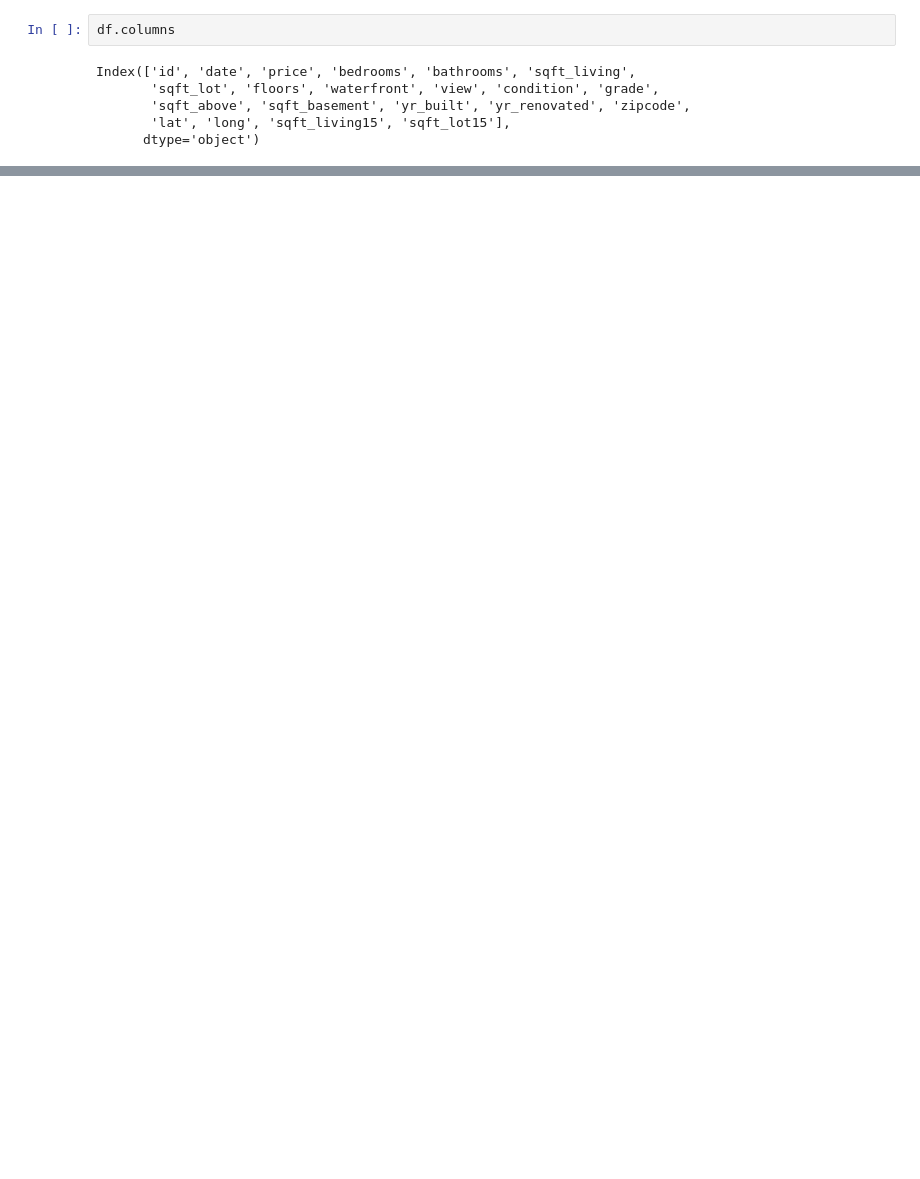
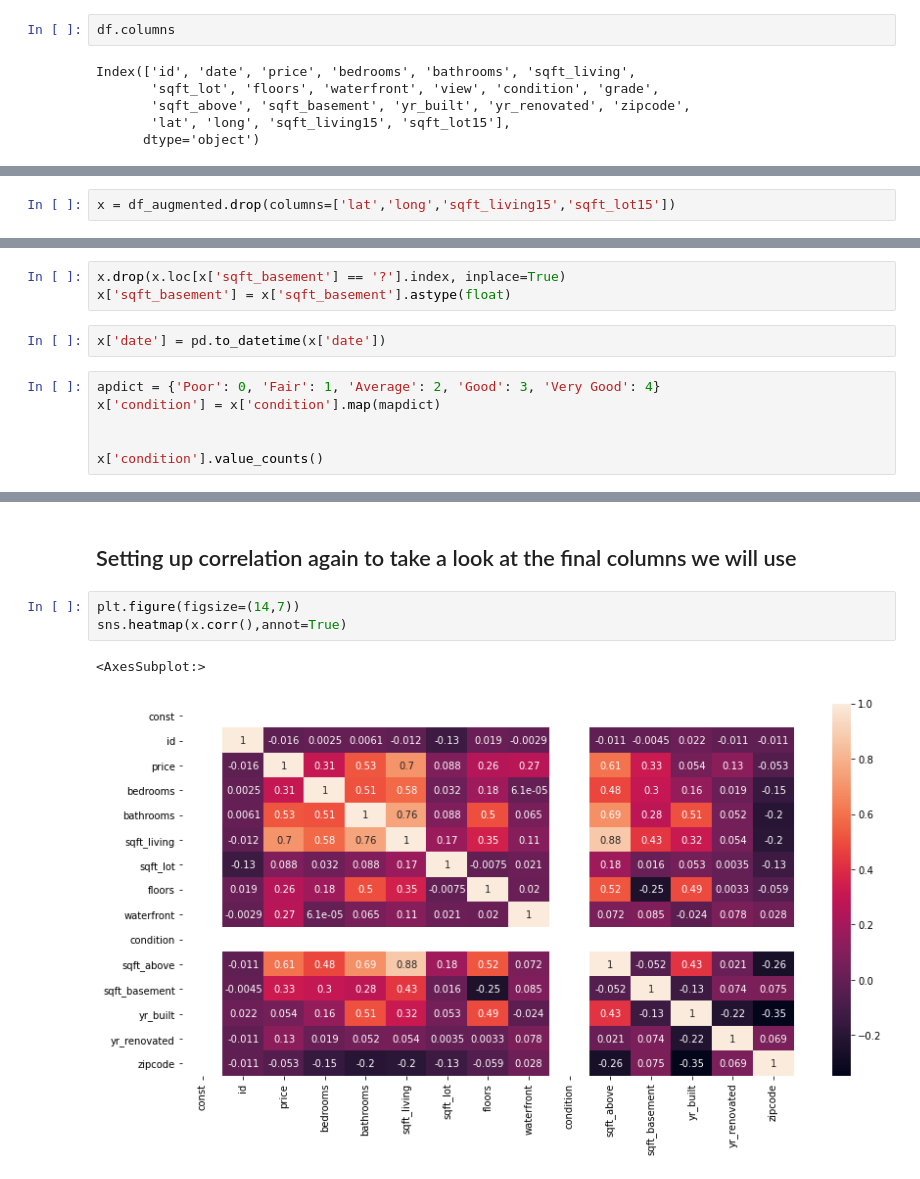
Before and after one commit to hgcostello/Phase2-Project, a Jupyter notebook: hgc_working_notebook.ipynb, the cells around one changed output, grey strips where cells are left out. Drawn from its saved outputs; the diff is of its cells as text; blank space fills up the shorter version.

```diff
--- a/hgc_working_notebook.ipynb
+++ b/hgc_working_notebook.ipynb
@@ -30,0 +167,2 @@ df = pd.read_csv('data/kc_house_data.csv')
+# %%
+x = df_augmented.drop(columns=['lat','long','sqft_living15','sqft_lot15'])
@@ -30,0 +211,11 @@ df = pd.read_csv('data/kc_house_data.csv')
+# %%
+x.drop(x.loc[x['sqft_basement'] == '?'].index, inplace=True)
+x['sqft_basement'] = x['sqft_basement'].astype(float)
+# %%
+x['date'] = pd.to_datetime(x['date'])
+# %%
+apdict = {'Poor': 0, 'Fair': 1, 'Average': 2, 'Good': 3, 'Very Good': 4}
+x['condition'] = x['condition'].map(mapdict)
+
+
+x['condition'].value_counts()
@@ -30,0 +233,8 @@ df = pd.read_csv('data/kc_house_data.csv')
+# %% [markdown]
+## Setting up correlation again to take a look at the final columns we will use
+# %%
+plt.figure(figsize=(14,7))
+sns.heatmap(x.corr(),annot=True)
+# %% [output]
+<AxesSubplot:>
+[figure, added]
```
Also changed, not shown: parts of 43 cells of this notebook.
